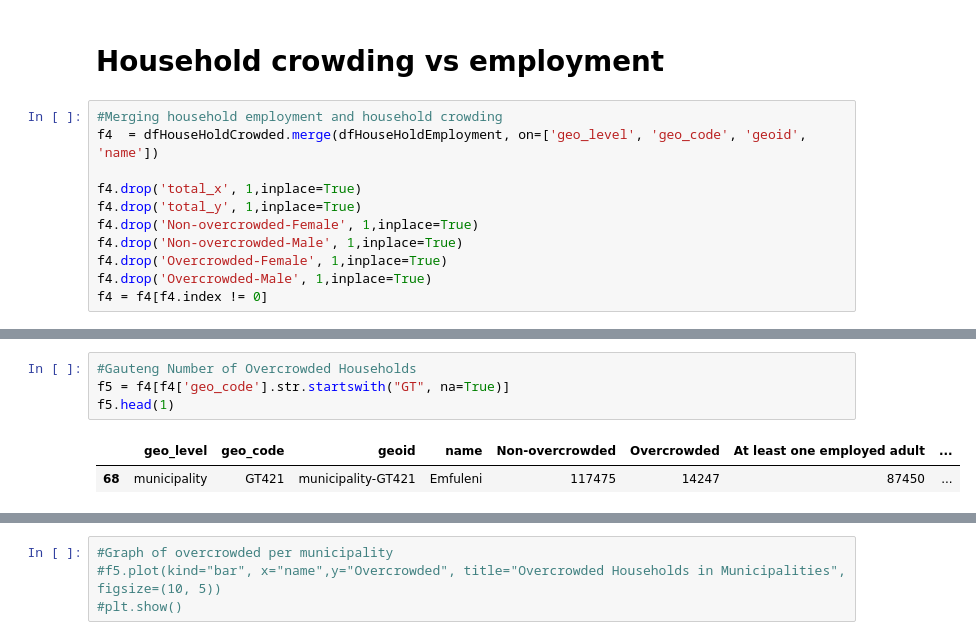
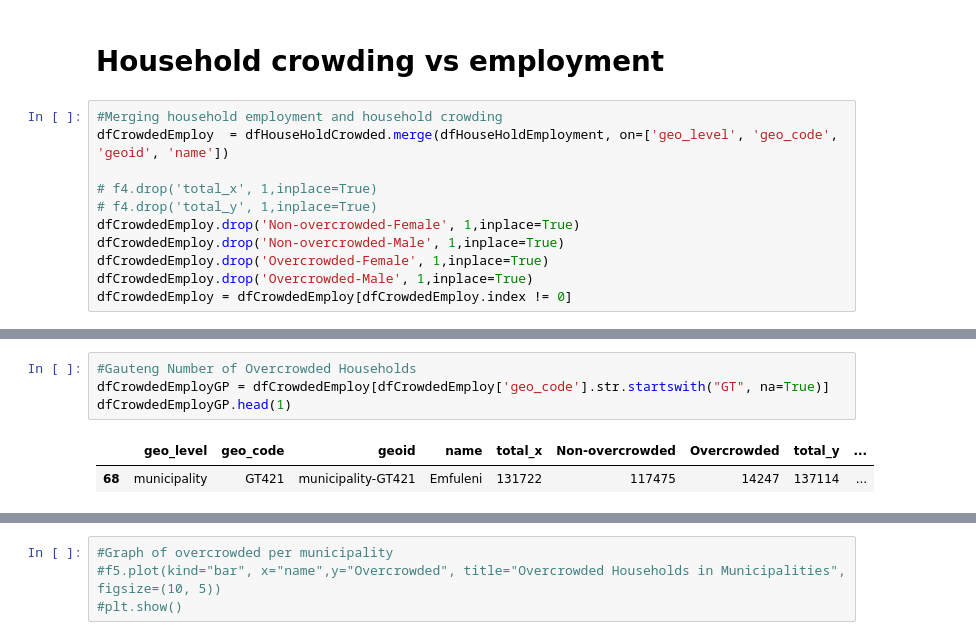
Before and after one commit to AnriSmith/DSIDE, a Jupyter notebook: Codes/Tebogo/Circumstance.ipynb, the cells around one changed output, grey strips where cells are left out. Cells and saved outputs as stored; diff of their text form.

```diff
--- a/Codes/Tebogo/Circumstance.ipynb
+++ b/Codes/Tebogo/Circumstance.ipynb
@@ -121,13 +139,13 @@ f6.head(1)
 # Household crowding vs employment
 # %%
 #Merging household employment and household crowding
-f4  = dfHouseHoldCrowded.merge(dfHouseHoldEmployment, on=['geo_level', 'geo_code', 'geoid', 'name'])
+dfCrowdedEmploy  = dfHouseHoldCrowded.merge(dfHouseHoldEmployment, on=['geo_level', 'geo_code', 'geoid', 'name'])
 
-f4.drop('total_x', 1,inplace=True)
-f4.drop('total_y', 1,inplace=True)
-f4.drop('Non-overcrowded-Female', 1,inplace=True)
-f4.drop('Non-overcrowded-Male', 1,inplace=True)
-f4.drop('Overcrowded-Female', 1,inplace=True)
-f4.drop('Overcrowded-Male', 1,inplace=True)
-f4 = f4[f4.index != 0]
+# f4.drop('total_x', 1,inplace=True)
+# f4.drop('total_y', 1,inplace=True)
+dfCrowdedEmploy.drop('Non-overcrowded-Female', 1,inplace=True)
+dfCrowdedEmploy.drop('Non-overcrowded-Male', 1,inplace=True)
+dfCrowdedEmploy.drop('Overcrowded-Female', 1,inplace=True)
+dfCrowdedEmploy.drop('Overcrowded-Male', 1,inplace=True)
+dfCrowdedEmploy = dfCrowdedEmploy[dfCrowdedEmploy.index != 0]
 # %%
@@ -139,7 +156,7 @@ f4.head(1)
 # %%
 #Gauteng Number of Overcrowded Households
-f5 = f4[f4['geo_code'].str.startswith("GT", na=True)]
-f5.head(1)
+dfCrowdedEmployGP = dfCrowdedEmploy[dfCrowdedEmploy['geo_code'].str.startswith("GT", na=True)]
+dfCrowdedEmployGP.head(1)
 # %% [output]
-|  | geo_level | geo_code | geoid | name | Non-overcrowded | Overcrowded | At least one employed adult | ... |
-| 68 | municipality | GT421 | municipality-GT421 | Emfuleni | 117475 | 14247 | 87450 | ... |
+|  | geo_level | geo_code | geoid | name | total_x | Non-overcrowded | Overcrowded | total_y | ... |
+| 68 | municipality | GT421 | municipality-GT421 | Emfuleni | 131722 | 117475 | 14247 | 137114 | ... |
```
Also changed, not shown: parts of 18 cells of this notebook.
